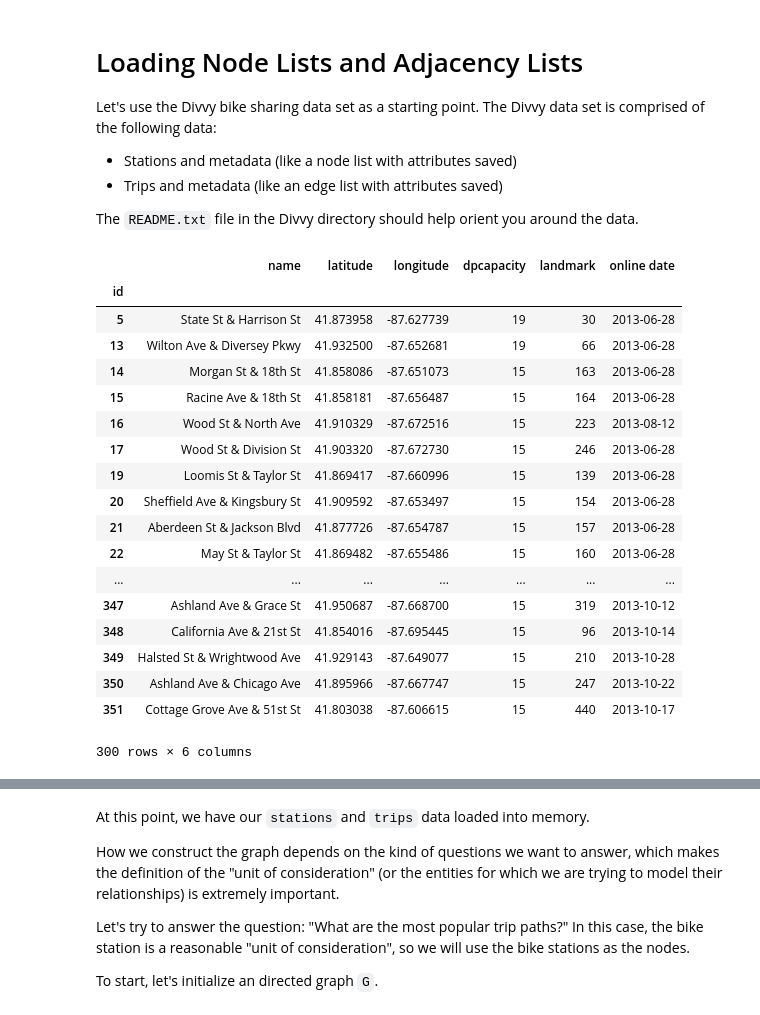
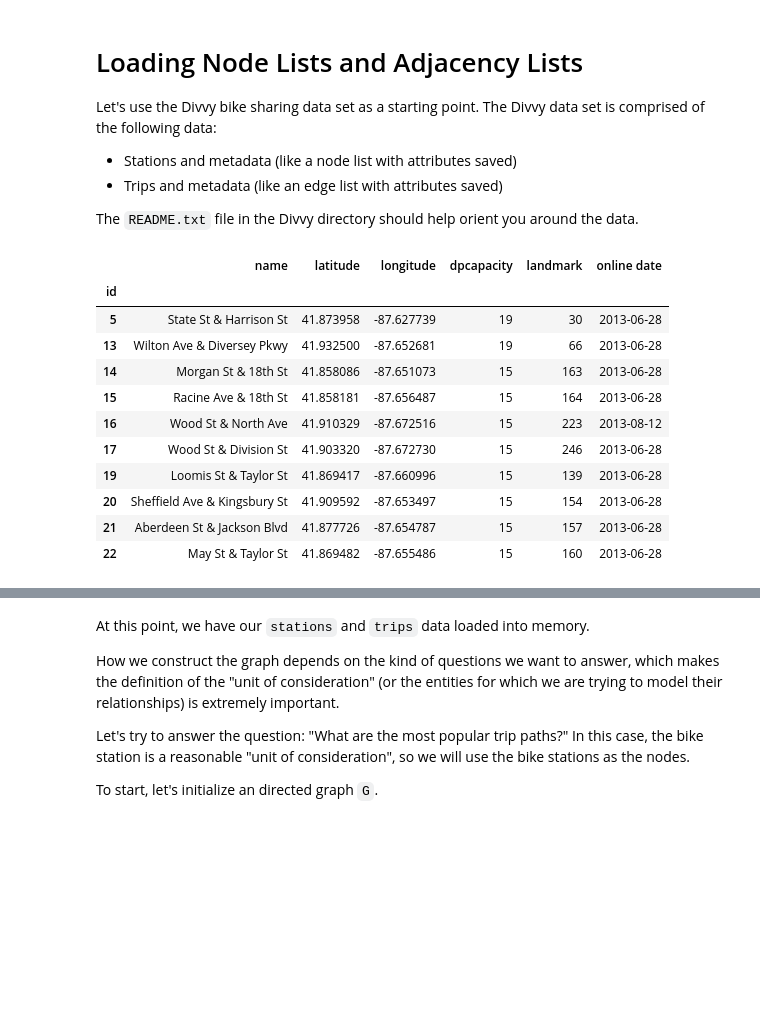
Before and after one commit to ericmjl/Network-Analysis-Made-Simple, a Jupyter notebook: 5-graph-input-output-instructor.ipynb, the cells around one changed output, grey strips where cells are left out. Cells and saved outputs as stored; diff of their text form; code cells hidden in the pictures; blank space fills up the shorter version.

```diff
--- a/5-graph-input-output-instructor.ipynb
+++ b/5-graph-input-output-instructor.ipynb
@@ -35,27 +35,20 @@ if "divvy_2013" not in os.listdir('datasets/'):
     print('Unzip the divvy_2013.zip file in the datasets folder.')
 # %%
 stations = pd.read_csv('datasets/divvy_2013/Divvy_Stations_2013.csv', parse_dates=['online date'], index_col='id', encoding='utf-8')
-stations
+stations.head(10)
 # %% [output]
 |  | name | latitude | longitude | dpcapacity | landmark | online date |
 | id |  |  |  |  |  |  |
 | 5 | State St & Harrison St | 41.873958 | -87.627739 | 19 | 30 | 2013-06-28 |
 | 13 | Wilton Ave & Diversey Pkwy | 41.932500 | -87.652681 | 19 | 66 | 2013-06-28 |
 | 14 | Morgan St & 18th St | 41.858086 | -87.651073 | 15 | 163 | 2013-06-28 |
 | 15 | Racine Ave & 18th St | 41.858181 | -87.656487 | 15 | 164 | 2013-06-28 |
 | 16 | Wood St & North Ave | 41.910329 | -87.672516 | 15 | 223 | 2013-08-12 |
 | 17 | Wood St & Division St | 41.903320 | -87.672730 | 15 | 246 | 2013-06-28 |
 | 19 | Loomis St & Taylor St | 41.869417 | -87.660996 | 15 | 139 | 2013-06-28 |
 | 20 | Sheffield Ave & Kingsbury St | 41.909592 | -87.653497 | 15 | 154 | 2013-06-28 |
 | 21 | Aberdeen St & Jackson Blvd | 41.877726 | -87.654787 | 15 | 157 | 2013-06-28 |
 | 22 | May St & Taylor St | 41.869482 | -87.655486 | 15 | 160 | 2013-06-28 |
-| ... | ... | ... | ... | ... | ... | ... |
-| 347 | Ashland Ave & Grace St | 41.950687 | -87.668700 | 15 | 319 | 2013-10-12 |
-| 348 | California Ave & 21st St | 41.854016 | -87.695445 | 15 | 96 | 2013-10-14 |
-| 349 | Halsted St & Wrightwood Ave | 41.929143 | -87.649077 | 15 | 210 | 2013-10-28 |
-| 350 | Ashland Ave & Chicago Ave | 41.895966 | -87.667747 | 15 | 247 | 2013-10-22 |
-| 351 | Cottage Grove Ave & 51st St | 41.803038 | -87.606615 | 15 | 440 | 2013-10-17 |
-300 rows × 6 columns
 # %%
 trips = pd.read_csv('datasets/divvy_2013/Divvy_Trips_2013.csv',
                     parse_dates=['starttime', 'stoptime'],
```
Also changed, not shown: parts of 7 cells of this notebook, 6 other files.
